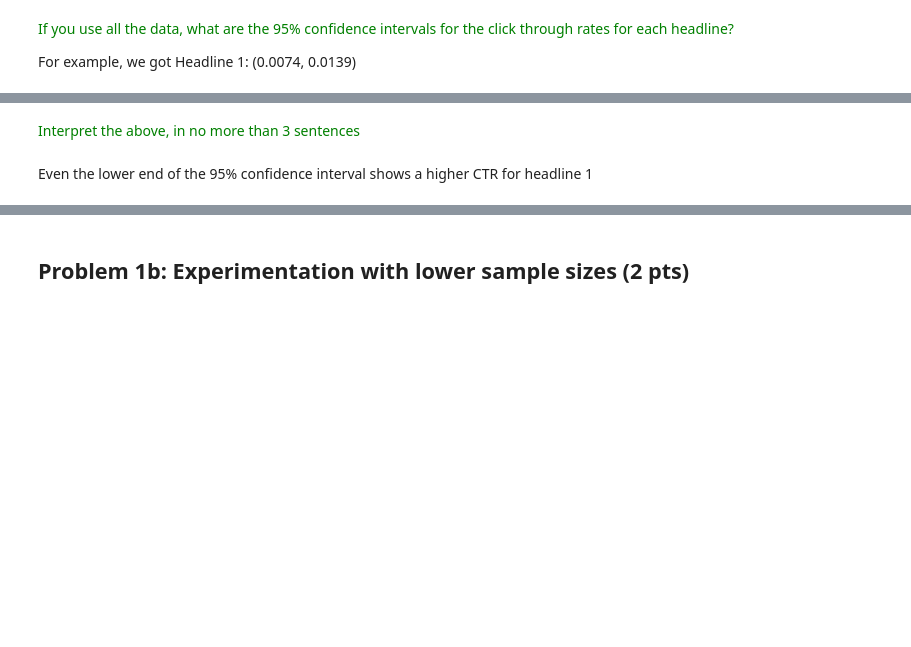
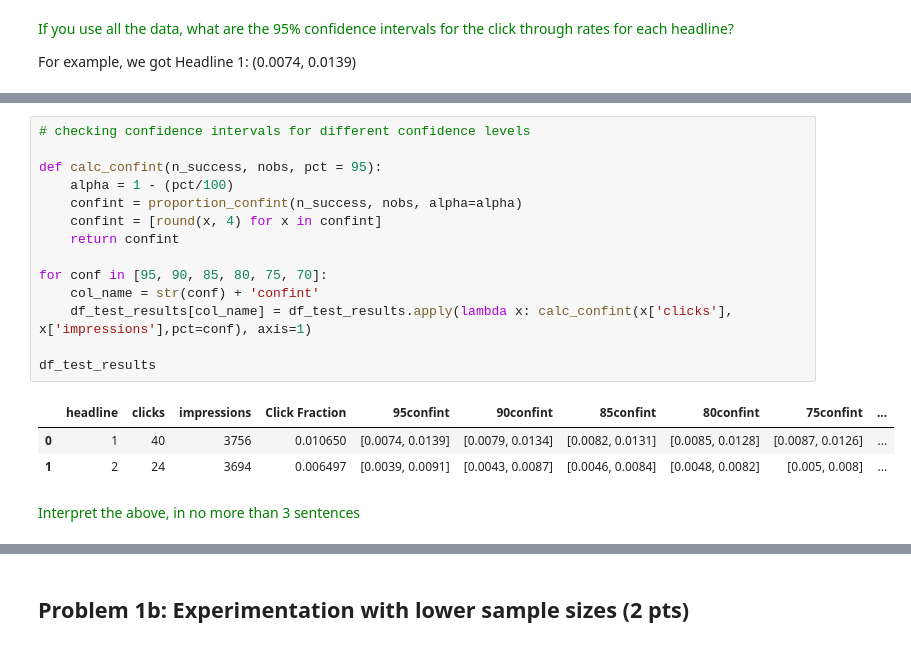
Before and after one commit to arianarosario/experimentation-and-AB-testing, a Jupyter notebook: HW4_assignment_2023.ipynb, the cells around one changed output, grey strips where cells are left out. Drawn from its saved outputs; the diff is of its cells as text; blank space fills up the shorter version.

```diff
--- a/HW4_assignment_2023.ipynb
+++ b/HW4_assignment_2023.ipynb
@@ -204,4 +182,20 @@ For example, we got Headline 1: (0.0074, 0.0139)
+# %%
+# checking confidence intervals for different confidence levels
+
+def calc_confint(n_success, nobs, pct = 95):
+    alpha = 1 - (pct/100)
+    confint = proportion_confint(n_success, nobs, alpha=alpha)
+    confint = [round(x, 4) for x in confint]
+    return confint
+
+for conf in [95, 90, 85, 80, 75, 70]:
+    col_name = str(conf) + 'confint'
+    df_test_results[col_name] = df_test_results.apply(lambda x: calc_confint(x['clicks'], x['impressions'],pct=conf), axis=1)
+
+df_test_results
+# %% [output]
+|  | headline | clicks | impressions | Click Fraction | 95confint | 90confint | 85confint | 80confint | 75confint | ... |
+| 0 | 1 | 40 | 3756 | 0.010650 | [0.0074, 0.0139] | [0.0079, 0.0134] | [0.0082, 0.0131] | [0.0085, 0.0128] | [0.0087, 0.0126] | ... |
+| 1 | 2 | 24 | 3694 | 0.006497 | [0.0039, 0.0091] | [0.0043, 0.0087] | [0.0046, 0.0084] | [0.0048, 0.0082] | [0.005, 0.008] | ... |
 # %% [markdown]
 <font color='green'> Interpret the above, in no more than 3 sentences
-# %% [markdown]
-Even the lower end of the 95% confidence interval shows a higher CTR for headline 1
```
Also changed, not shown: parts of 21 cells of this notebook.
